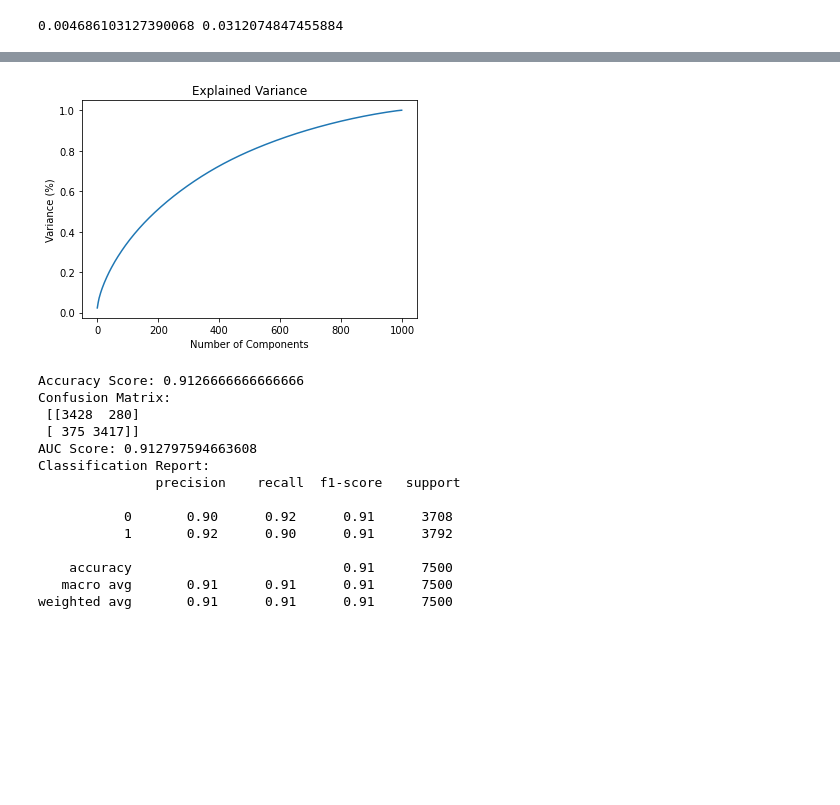
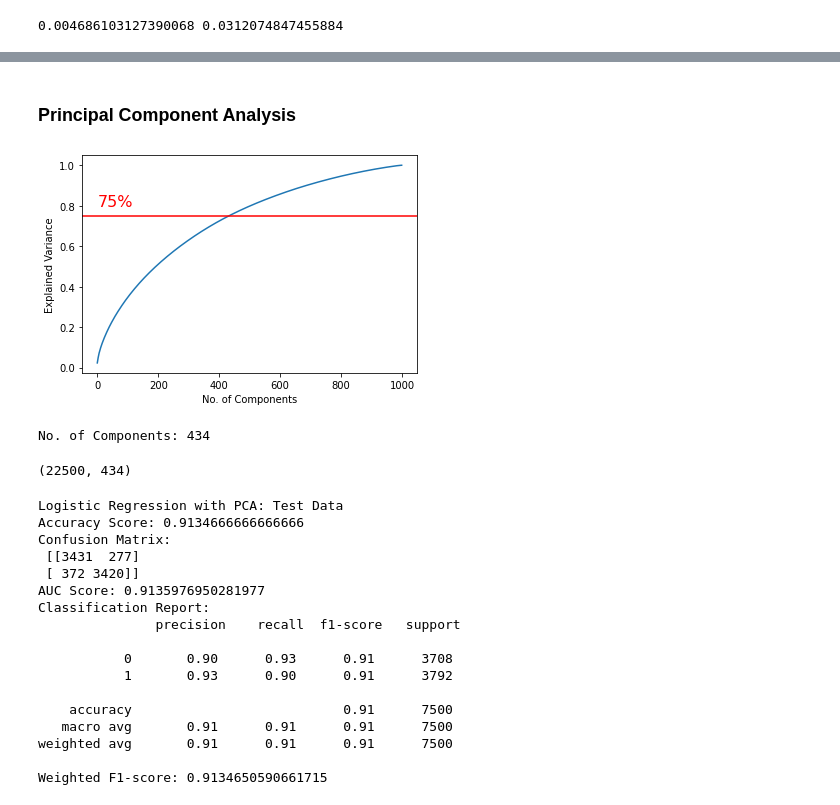
Before and after one commit to arnav10goel/CSE343-ML-Project, a Jupyter notebook: Models/LogisticRegression.ipynb, the cells around one changed output, grey strips where cells are left out. Saved outputs shown, nothing was run; the diff lists cells and outputs as text; code cells hidden in the pictures; blank space fills up the shorter version.

```diff
--- a/Models/LogisticRegression.ipynb
+++ b/Models/LogisticRegression.ipynb
@@ -71,0 +76,9 @@ print(np.mean(X_train), np.std(X_train))
+# %%
+# Logistic Regression
+lr_base = LogisticRegression()
+
+# Fit
+lr_base.fit(X_train, y_train)
+
+# Predict
+y_pred = lr_base.predict(X_test)
@@ -74,9 +162,9 @@ print(np.mean(X_train), np.std(X_train))
 
 # Define hyperparameters grid
 param_grid = {
-    'C': [0.001, 0.01, 0.1, 1, 10, 100, 1000],
+    'C': [0.01, 0.1, 1, 10, 100],
     'penalty': ['l1', 'l2'],
-    'solver': ['newton-cg', 'lbfgs', 'liblinear', 'sag', 'saga']
+    'solver': ['newton-cg', 'lbfgs', 'liblinear', 'saga']
 }
 
 # Initialize Logistic Regression
@@ -87,12 +175,4 @@ grid_search = GridSearchCV(clf, param_grid, cv=5, verbose=2, n_jobs=-1)
 
 # Fit the grid search
 grid_search.fit(X_train, y_train)
-
-
-# Best hyperparameters
-best_parameters = grid_search.best_params_
-print("Best Parameters:", best_parameters)
-
-# Optionally, you can retrieve the best estimator directly:
-best_estimator = grid_search.best_estimator_
 # %% [output]
@@ -146 +224,10 @@ Best Parameters: {'C': 1, 'penalty': 'l2', 'solver': 'newton-cg'}
+# %%
+# Best Model
+lr_best = LogisticRegression(max_iter=1000, C=best_parameters['C'], penalty=best_parameters['penalty'], solver=best_parameters['solver'])
+
+# Fit the best model
+lr_best.fit(X_train, y_train)
+
+# Predict the labels of the test set
+y_pred_test_best = lr_best.predict(X_test)
 # %%
@@ -187,14 +321,22 @@ Weighted F1-score: 0.9150672630876725
+# %% [markdown]
+### Principal Component Analysis
 # %%
-# Perform PCA on the data and plot the explained variance ratio and mark 85% on the graph
-pca = PCA()
-pca.fit(X_train)
+# Plot No. of Components vs. Explained Variance and mark at 75% explained variance
+pca = PCA().fit(X_train)
 plt.plot(np.cumsum(pca.explained_variance_ratio_))
-plt.xlabel('Number of Components')
-plt.ylabel('Variance (%)')
-plt.title('Explained Variance')
+plt.xlabel('No. of Components')
+plt.ylabel('Explained Variance')
+plt.axhline(y=0.75, color='r', linestyle='-')
+plt.text(0.5, 0.8, '75%', color = 'red', fontsize=16)
 plt.show()
 # %% [output]
-[figure, old version]
+[figure, new version]
+# %%
+cumulative_explained_variance = np.cumsum(pca.explained_variance_ratio_)
+n_components = np.argmax(cumulative_explained_variance >= 0.75) + 1
+print("No. of Components:", n_components)
+# %% [output]
+No. of Components: 434
 # %%
 # Perform PCA on the data and extract the features that explain 85% of the variance
 pca = PCA(n_components=0.75)
@@ -203,3 +345,7 @@ X_test = pca.transform(X_test)
+# %%
+print(X_train_pca.shape)
+# %% [output]
+(22500, 434)
 # %%
 # Run Logistic Regression
 # Initialize Logistic Regression
@@ -213,5 +359,6 @@ y_pred = lr.predict(X_test)
 # %%
 # Print the accuracy score
+print("Logistic Regression with PCA: Test Data")
 print("Accuracy Score:", accuracy_score(y_test, y_pred))
 
 # Print the confusion matrix
@@ -222,18 +369,24 @@ print("AUC Score:", roc_auc_score(y_test, y_pred))
 
 # Print the classification report
 print("Classification Report:\n", classification_report(y_test, y_pred))
+
+# Print weighted F1-score
+print("Weighted F1-score:", f1_score(y_test, y_pred, average='weighted'))
 # %% [output]
-Accuracy Score: 0.9126666666666666
+Logistic Regression with PCA: Test Data
+Accuracy Score: 0.9134666666666666
 Confusion Matrix:
- [[3428  280]
- [ 375 3417]]
-AUC Score: 0.912797594663608
+ [[3431  277]
+ [ 372 3420]]
+AUC Score: 0.9135976950281977
 Classification Report:
                precision    recall  f1-score   support
 
-           0       0.90      0.92      0.91      3708
-           1       0.92      0.90      0.91      3792
+           0       0.90      0.93      0.91      3708
+           1       0.93      0.90      0.91      3792
 
     accuracy                           0.91      7500
    macro avg       0.91      0.91      0.91      7500
 weighted avg       0.91      0.91      0.91      7500
+
+Weighted F1-score: 0.9134650590661715
```
Also changed, not shown: parts of 14 cells of this notebook, 1 other file.
